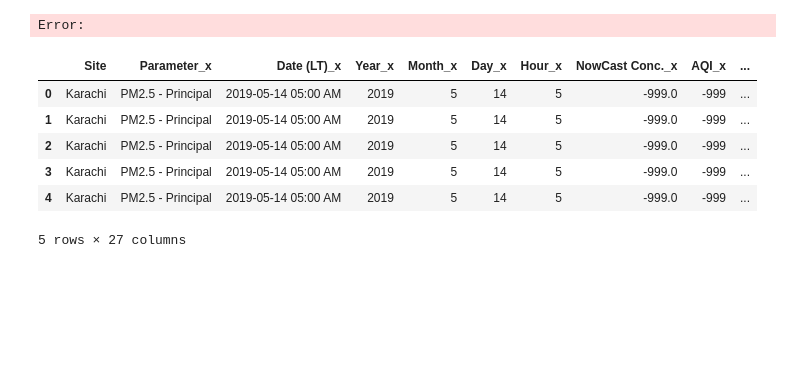
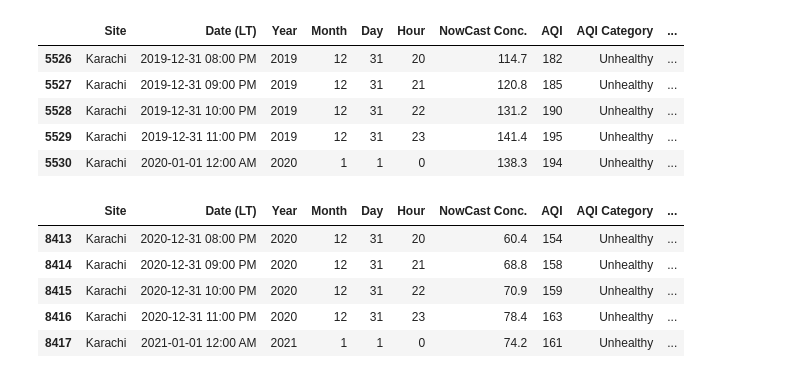
Before and after one commit to SaucyBoi21/PUBP-3042-Code, a Jupyter notebook: Final/models/dd.ipynb, the cells around one changed output. Saved outputs shown, nothing was run; the diff lists cells and outputs as text; code cells hidden in the pictures; blank space fills up the shorter version.

```diff
--- a/Final/models/dd.ipynb
+++ b/Final/models/dd.ipynb
@@ -28,16 +30,23 @@ def build_karachi_df(years):
 
     return karachi_df
 # %%
-karachi_df = build_karachi_df(["2019", "2020"])
+karachi2019_df = build_karachi_df(["2019"])
+karachi2020_df = build_karachi_df(["2020"])
-# %% [output]
-Error:
-# %%
-karachi_df.head()
-# %% [output]
-|  | Site | Parameter_x | Date (LT)_x | Year_x | Month_x | Day_x | Hour_x | NowCast Conc._x | AQI_x | ... |
-| 0 | Karachi | PM2.5 - Principal | 2019-05-14 05:00 AM | 2019 | 5 | 14 | 5 | -999.0 | -999 | ... |
-| 1 | Karachi | PM2.5 - Principal | 2019-05-14 05:00 AM | 2019 | 5 | 14 | 5 | -999.0 | -999 | ... |
-| 2 | Karachi | PM2.5 - Principal | 2019-05-14 05:00 AM | 2019 | 5 | 14 | 5 | -999.0 | -999 | ... |
-| 3 | Karachi | PM2.5 - Principal | 2019-05-14 05:00 AM | 2019 | 5 | 14 | 5 | -999.0 | -999 | ... |
-| 4 | Karachi | PM2.5 - Principal | 2019-05-14 05:00 AM | 2019 | 5 | 14 | 5 | -999.0 | -999 | ... |
-5 rows × 27 columns
+# %%
+karachi2019_df.tail()
+# %% [output]
+|  | Site | Date (LT) | Year | Month | Day | Hour | NowCast Conc. | AQI | AQI Category | ... |
+| 5526 | Karachi | 2019-12-31 08:00 PM | 2019 | 12 | 31 | 20 | 114.7 | 182 | Unhealthy | ... |
+| 5527 | Karachi | 2019-12-31 09:00 PM | 2019 | 12 | 31 | 21 | 120.8 | 185 | Unhealthy | ... |
+| 5528 | Karachi | 2019-12-31 10:00 PM | 2019 | 12 | 31 | 22 | 131.2 | 190 | Unhealthy | ... |
+| 5529 | Karachi | 2019-12-31 11:00 PM | 2019 | 12 | 31 | 23 | 141.4 | 195 | Unhealthy | ... |
+| 5530 | Karachi | 2020-01-01 12:00 AM | 2020 | 1 | 1 | 0 | 138.3 | 194 | Unhealthy | ... |
+# %%
+karachi2020_df.tail()
+# %% [output]
+|  | Site | Date (LT) | Year | Month | Day | Hour | NowCast Conc. | AQI | AQI Category | ... |
+| 8413 | Karachi | 2020-12-31 08:00 PM | 2020 | 12 | 31 | 20 | 60.4 | 154 | Unhealthy | ... |
+| 8414 | Karachi | 2020-12-31 09:00 PM | 2020 | 12 | 31 | 21 | 68.8 | 158 | Unhealthy | ... |
+| 8415 | Karachi | 2020-12-31 10:00 PM | 2020 | 12 | 31 | 22 | 70.9 | 159 | Unhealthy | ... |
+| 8416 | Karachi | 2020-12-31 11:00 PM | 2020 | 12 | 31 | 23 | 78.4 | 163 | Unhealthy | ... |
+| 8417 | Karachi | 2021-01-01 12:00 AM | 2021 | 1 | 1 | 0 | 74.2 | 161 | Unhealthy | ... |
```
Also changed, not shown: parts of 3 cells of this notebook.
